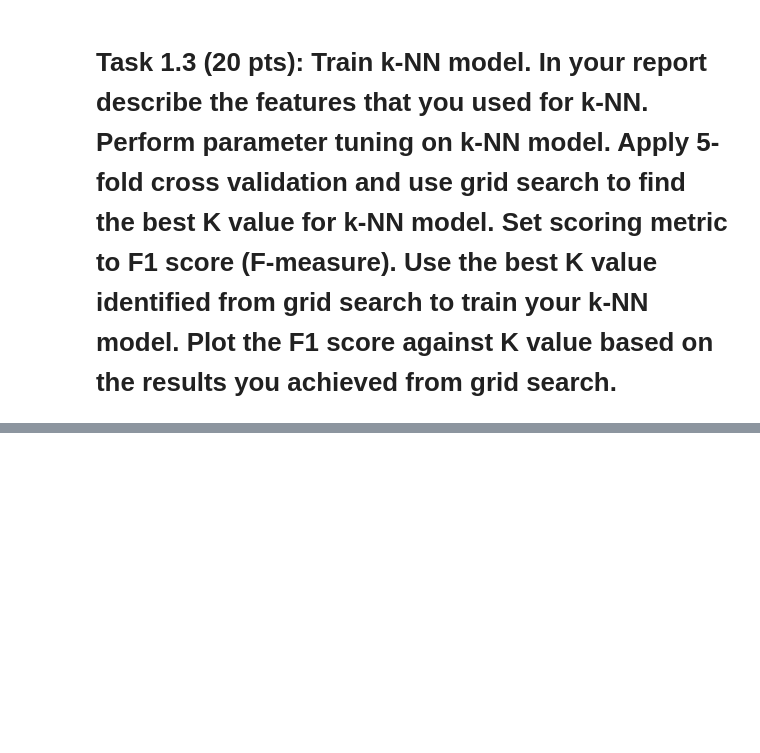
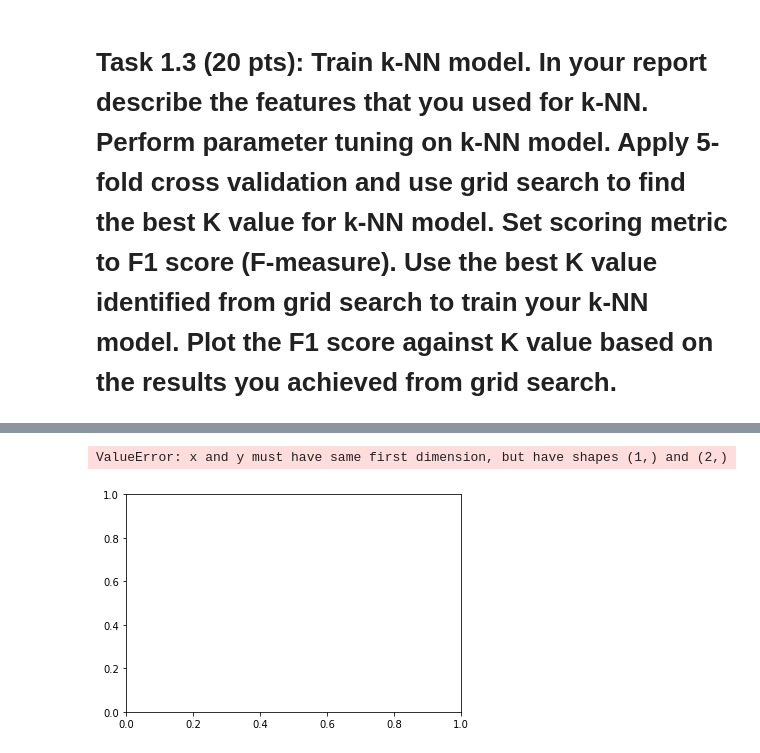
Before and after one commit to alecluna/CSC177A1, a Jupyter notebook: Project3_Classification.ipynb, the cells around one changed output, grey strips where cells are left out. Saved outputs shown, nothing was run; the diff lists cells and outputs as text; code cells hidden in the pictures; blank space fills up the shorter version.

```diff
--- a/Project3_Classification.ipynb
+++ b/Project3_Classification.ipynb
@@ -85,10 +93,10 @@ tweets = tweetsLocations[tweetsLocations['LocationCleaned'].isin(tweetsLocations
 # %%
 aggregateTweetsHashtags = tweets.groupby('UserID')['HashMentions'].apply(lambda x: x.str.cat(sep=' '))
 tweetsPrepareSKText = pd.DataFrame({'User_id': aggregateTweetsHashtags.index, 'All_hashtags': aggregateTweetsHashtags.values})
-vectorizer = sk_text.TfidfVectorizer(max_features = 2000,
+vectorizer = sk_text.TfidfVectorizer(max_features = 1000,
                              #min_df=100,
                              #max_df=.8,
-                             stop_words = ['TrumpOrClinton','userid','UserID','039','0hour1__','100percfedup','1a','1shawnster','2000shp','2a','8216','8217','8220']
+                             stop_words = 'english'
                              )
 matrix = vectorizer.fit_transform(tweetsPrepareSKText.All_hashtags.values)
 tdidf = matrix.toarray()
@@ -97,5 +136,5 @@ df_text.head()
 # %%
-vectorizerDescription = sk_text.TfidfVectorizer(max_features = 3000,
+vectorizerDescription = sk_text.TfidfVectorizer(max_features = 1000,
                              #min_df=100,
                              #max_df=.8,
                              stop_words = ['UserID']
@@ -109,5 +159,5 @@ df_text_Description.head()
 # %%
-vectorizerLocation = sk_text.TfidfVectorizer(#max_features = 1000,
+vectorizerLocation = sk_text.TfidfVectorizer(max_features = 1000,
                              #min_df=100,
                              #max_df=.8,
                              stop_words = ['UserID']
@@ -219,6 +311,6 @@ print(metrics.confusion_matrix(y_test, y_pred, labels=[0, 1]))
 param_grid = dict(n_neighbors=[2,3])
 knn = KNeighborsClassifier(n_neighbors=1)
 grid = GridSearchCV(knn, param_grid, cv=5, scoring='f1_weighted',n_jobs=2)
-grid.fit(X, y)
+grid.fit(X_train, y_train)
 # view the complete results
-#means = grid.cv_results_['mean_test_score']
+means = grid.cv_results_['mean_test_score']
@@ -225,9 +320,13 @@ grid.fit(X, y)
 # %%
+import matplotlib.pyplot as plt
 # plot the results
-plt.plot(k_range, means)
+plt.plot(knn,means)
 plt.xlabel('Value of K for KNN')
 plt.ylabel('F1 score based on Cross-Validation')
 plt.show()
+# %% [output]
+ValueError: x and y must have same first dimension, but have shapes (1,) and (2,)
+[figure, added]
 # %%
 # identify the best model
 print(grid.best_score_)
```
Also changed, not shown: parts of 18 cells of this notebook.
